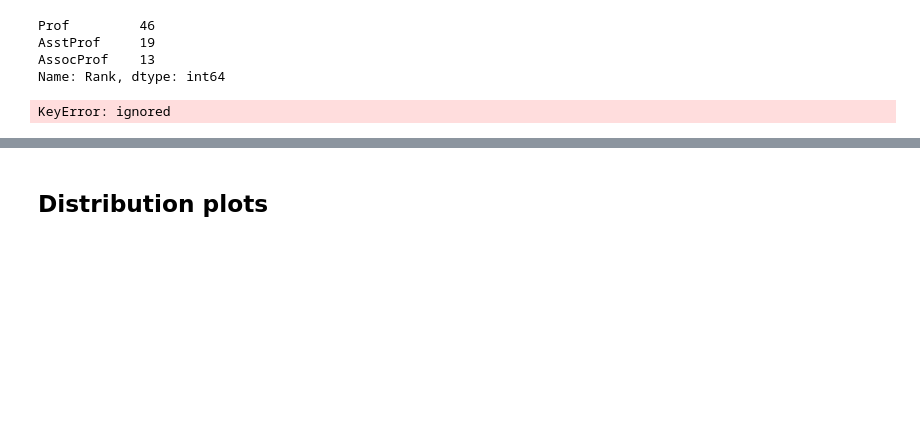
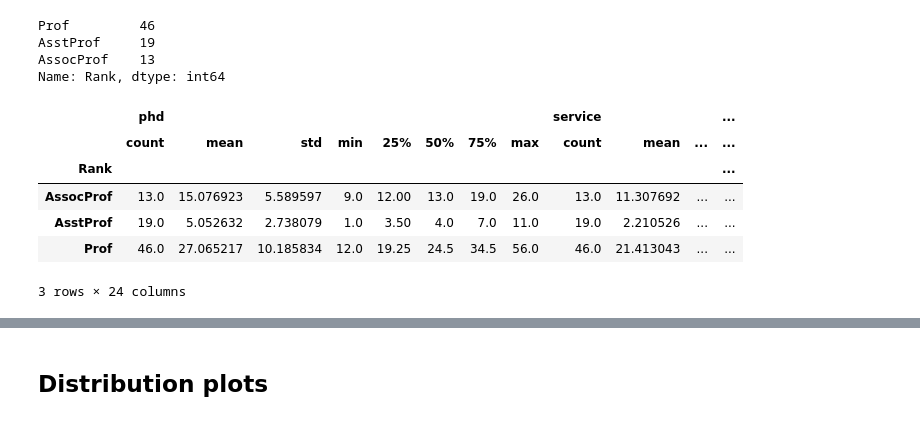
Before and after one commit to nagendrap418/ds-python, a Jupyter notebook: 5_Python.ipynb, the cells around one changed output, grey strips where cells are left out. Cells and saved outputs as stored; diff of their text form; code cells hidden in the pictures; blank space fills up the shorter version.

```diff
--- a/5_Python.ipynb
+++ b/5_Python.ipynb
@@ -384,8 +384,14 @@ AsstProf     19
 AssocProf    13
 Name: Rank, dtype: int64
 # %%
-df.groupby(['rank']).describe()
+df.groupby(['Rank']).describe()
 # %% [output]
+|  | phd |  |  |  |  |  |  |  | service |  |  | ... |
+|  | count | mean | std | min | 25% | 50% | 75% | max | count | mean | ... | ... |
+| Rank |  |  |  |  |  |  |  |  |  |  |  | ... |
+| AssocProf | 13.0 | 15.076923 | 5.589597 | 9.0 | 12.00 | 13.0 | 19.0 | 26.0 | 13.0 | 11.307692 | ... | ... |
+| AsstProf | 19.0 | 5.052632 | 2.738079 | 1.0 | 3.50 | 4.0 | 7.0 | 11.0 | 19.0 | 2.210526 | ... | ... |
+| Prof | 46.0 | 27.065217 | 10.185834 | 12.0 | 19.25 | 24.5 | 34.5 | 56.0 | 46.0 | 21.413043 | ... | ... |
-KeyError: ignored
+3 rows × 24 columns
 # %%
 df.iloc[1:4, 0:3]
```
Also changed, not shown: parts of 6 cells of this notebook.
